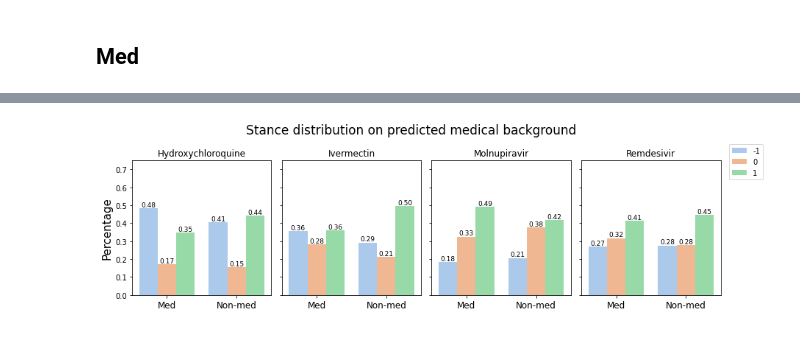
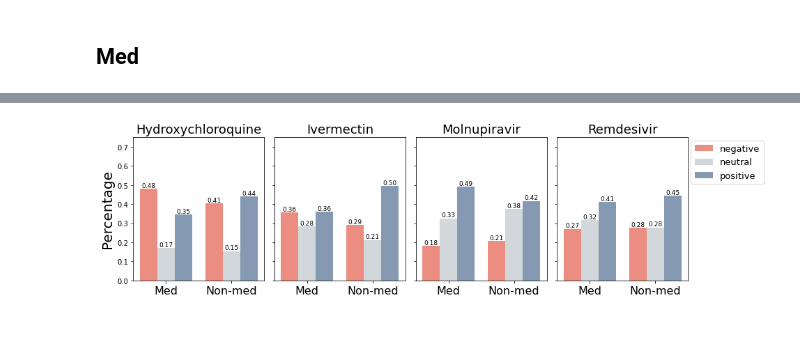
Before and after one commit to ningkko/COVID-drug, a Jupyter notebook: demographic_analysis/plots/analyzing-stance-demographic.ipynb, the cells around one changed output, grey strips where cells are left out. Saved outputs shown, nothing was run; the diff lists cells and outputs as text; code cells hidden in the pictures.

```diff
--- a/demographic_analysis/plots/analyzing-stance-demographic.ipynb
+++ b/demographic_analysis/plots/analyzing-stance-demographic.ipynb
@@ -60,7 +60,7 @@ df_m3_results.head()
 | 3 | 1322568743495569408 | {'male': 0.9676, 'female': 0.0324} | {'non-org': 0.9823, 'is-org': 0.0... | {'<=18': 0.1197, '19-29': 0.6997,... |
 | 4 | 49922681 | {'male': 0.8516, 'female': 0.1484} | {'non-org': 0.5433, 'is-org': 0.4... | {'<=18': 0.0116, '19-29': 0.013, ... |
 # %%
-df_users = pd.read_csv("../all_users_21_22_merge.csv")
+df_users = pd.read_csv("../all_users_info.csv")
 df_users.user_id = df_users.user_id.astype(str)
 df_users.head()
 # %% [output]
@@ -71,7 +71,7 @@ df_users.head()
 | 3 | 1347730009084059653 | philipM21152135 | Philip Moses | Father, Husband,Mental Health Com... | https://pbs.twimg.com/profile_ima... |
 | 4 | 2743433395 | raplineTam | GranMochi Its Hobi's Birthday !💜🌈... | 61 year old ARMY enjoying my gran... | https://pbs.twimg.com/profile_ima... |
 # %%
-df_politician = pd.read_csv("../../political_inference/covid_user_political_follow.csv")
+df_politician = pd.read_csv("../political_inference/covid_user_political_follow.csv")
 df_politician.twitter_id = df_politician.twitter_id.astype(str)
 
 def assign_party(row):
@@ -714,7 +724,7 @@ fig, ((ax1, ax2, ax3, ax4)) = plt.subplots(1, 4)
 fig.set_figheight(4)
 fig.set_figwidth(12)
 
-fig.suptitle('Stance distribution on predicted political partisanship', fontsize=17)
+# fig.suptitle('Stance distribution on predicted political partisanship', fontsize=17)
 
 for drug_name, ax_tmp in zip(["hcq", 'ivermectin', "molnupiravir", "remdesivir"], [ax1, ax2, ax3, ax4]):
     a_tmp = df_tmp[df_tmp.drug_name == drug_name]
@@ -722,19 +732,20 @@ for drug_name, ax_tmp in zip(["hcq", 'ivermectin', "molnupiravir", "remdesivir"]
     ax_tmp = sns.barplot(x=attribute_name,
                y="screen_name",
                hue="stance",
-               palette=sns.color_palette('pastel', n_colors=3),
+               palette=colors,
+               # palette=sns.color_palette('pastel', n_colors=3),
                data=a_tmp, ax=ax_tmp)
     ax_tmp.set_label("Inferred Political Orientation")
-    ax_tmp.set_ylabel("Percentage", size=15)
-    ax_tmp.set_title(drug_name, size=15)
-    ax_tmp.set_xticklabels(["Left", "Neutral", "Right"], size=12)
+    ax_tmp.set_ylabel("Percentage", size=20)
+    # ax_tmp.set_title(drug_name, size=15)
+    ax_tmp.set_xticklabels(["Left", "Neutral", "Right"], size=16)
     ax_tmp.set_xlabel(" ", size=15)
     for idx, i in enumerate(ax_tmp.containers):
         # if idx != 1:
         ax_tmp.bar_label(i, fmt='%.2f', fontsize=9)
     # ax_tmp.bar_label(ax_tmp.containers[0], fmt='%.2f')
     ax_tmp.get_legend().remove()
-    ax_tmp.set_title(drug2realname[drug_name])
+    ax_tmp.set_title(drug2realname[drug_name], size=18)
     ax_tmp.set_ylim(0, 0.75)
 
 lines = []
@@ -746,9 +757,9 @@ for ax in fig.axes:
     labels.extend(axLabel)
     break
 
-fig.legend(lines, ["-1", "0", "1"],
-           bbox_to_anchor=(1.06, 0.9),
-           loc = 'upper right')
+fig.legend(lines, ["negative", "neutral", "positive"],
+           bbox_to_anchor=(1.12, 0.9),
+           loc = 'upper right', prop={'size': 13})
 
 for ax in fig.get_axes():
     ax.label_outer()
@@ -775,45 +805,46 @@ fig, ((ax1, ax2, ax3, ax4)) = plt.subplots(1, 4)
 fig.set_figheight(4)
 fig.set_figwidth(12)
 
-fig.suptitle('Stance distribution on predicted medical background', fontsize=17)
+# fig.suptitle('Stance distribution on predicted medical background', fontsize=17)
 
 for drug_name, ax_tmp in zip(["hcq", 'ivermectin', "molnupiravir", "remdesivir"], [ax1, ax2, ax3, ax4]):
     a_tmp = df_tmp[df_tmp.drug_name == drug_name]
 
     ax_tmp = sns.barplot(x=attribute_name,
                y="screen_name",
                hue="stance",
-               palette=sns.color_palette('pastel', n_colors=3),
+               palette=colors,
+               # palette=sns.color_palette('pastel', n_colors=3),
                data=a_tmp, ax=ax_tmp)
     # ax_tmp.set_label("Inferred Political Orientation")
-    ax_tmp.set_ylabel("Percentage", size=15)
-    ax_tmp.set_title(drug_name, size=15)
-    ax_tmp.set_xticklabels(["Med", "Non-med"], size=12)
+    ax_tmp.set_ylabel("Percentage", size=20)
+    # ax_tmp.set_title(drug_name, size=20)
+    ax_tmp.set_xticklabels(["Med", "Non-med"], size=16)
     ax_tmp.set_xlabel(" ", size=15)
     for idx, i in enumerate(ax_tmp.containers):
         # if idx != 1:
         ax_tmp.bar_label(i, fmt='%.2f', fontsize=9)
     # ax_tmp.bar_label(ax_tmp.containers[0], fmt='%.2f')
     ax_tmp.get_legend().remove()
-    ax_tmp.set_title(drug2realname[drug_name])
+    ax_tmp.set_title(drug2realname[drug_name], size=18)
     ax_tmp.set_ylim(0, 0.75)
 
 lines = []
 labels = []
 
 for ax in fig.axes:
     axLine, axLabel = ax.get_legend_handles_labels()
     lines.extend(axLine)
     labels.extend(axLabel)
     break
 
-fig.legend(lines, ["-1", "0", "1"],
-           bbox_to_anchor=(1.06, 0.9),
-           loc = 'upper right')
+fig.legend(lines, ["negative", "neutral", "positive"],
+           bbox_to_anchor=(1.12, 0.9),
+           loc = 'upper right', prop={'size': 13})
 
 for ax in fig.get_axes():
     ax.label_outer()
 
 fig.tight_layout()
 # %% [output]
-[figure, old version]
+[figure, new version]
```
Also changed, not shown: parts of 26 cells of this notebook, 1 other file.
